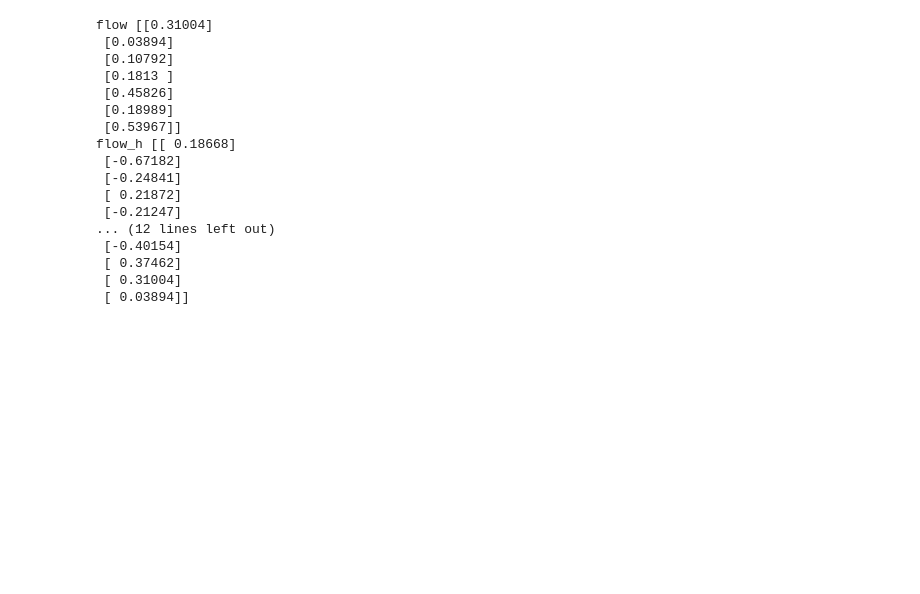
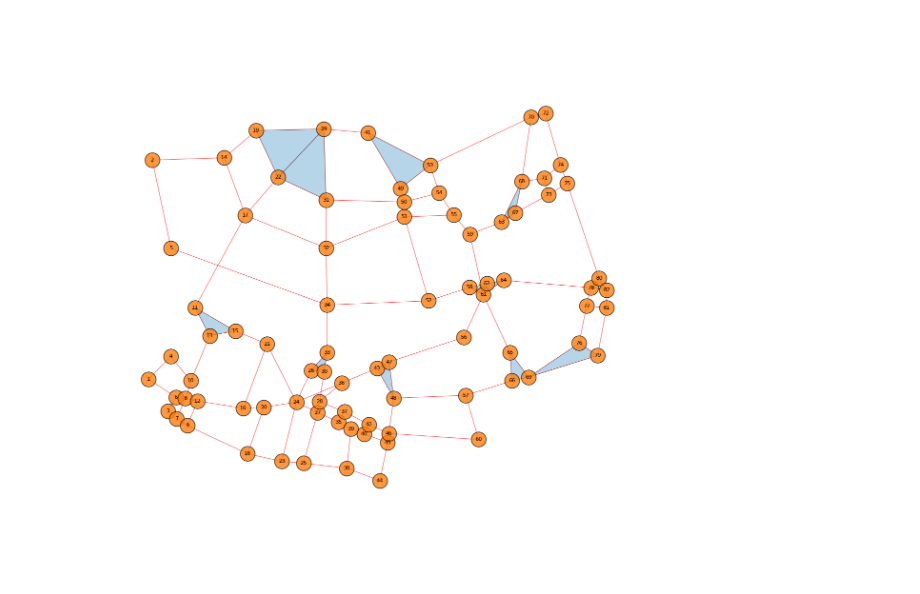
Before and after one commit to irtazahashmi/pytspl, a Jupyter notebook: playground.ipynb, the cells around one changed output. Drawn from its saved outputs; the diff is of its cells as text; code cells hidden in the pictures; blank space fills up the shorter version.

```diff
--- a/playground.ipynb
+++ b/playground.ipynb
@@ -171,29 +36,35 @@ array([[ 4.99989013e-01,  2.52210576e-02, -8.41018630e-03,
-# %%
-# flow geenration
-flow = np.random.rand(L1.shape[0], 1)
-print("flow", flow)
-# analyze frequency components
-flow_h = u_h.T @ flow
-flow_g = u_g.T @ flow
-flow_c = u_c.T @ flow
-print("flow_h", flow_h)
-print("flow_g", flow_g)
-print("flow_c", flow_c)
-# %% [output]
-flow [[0.31004]
- [0.03894]
- [0.10792]
- [0.1813 ]
- [0.45826]
- [0.18989]
- [0.53967]]
-flow_h [[ 0.18668]
- [-0.67182]
- [-0.24841]
- [ 0.21872]
- [-0.21247]
-... (12 lines left out)
- [-0.40154]
- [ 0.37462]
- [ 0.31004]
- [ 0.03894]]
+# %%
+from sclibrary.network_reader import NetworkReader
+
+data_folder = 'data/london_street'
+
+# read csv
+filename = data_folder + '/LondonEdges.csv'
+delimeter = " "
+src_col = 'Source'
+dest_col = 'Target'
+feature_cols = ['distance']
+
+G = NetworkReader.read_csv(filename=filename, delimeter=delimeter, src_col=src_col, dest_col=dest_col, feature_cols=feature_cols)
+simplices = G.simplicies(condition="all")
+
+# if coordinates exist
+filename = data_folder + '/LondonNodes.csv'
+coordinates = NetworkReader.get_coordinates(filename=filename,
+                                            node_id_col="Id",
+                                            x_col='X',
+                                            y_col='Y',
+                                            delimeter=",")
+# %%
+from sclibrary.simplicial_complex import SimplicialComplexNetwork
+from matplotlib.pyplot import figure
+
+figure(figsize=(15, 15))
+sc = SimplicialComplexNetwork(simplices=simplices, pos=coordinates)
+
+# plot
+sc.plot.draw_sc_nodes(node_size=500)
+sc.plot.draw_sc_edges(directed=False, arrowsize=20, edge_color="red")
+sc.plot.draw_node_labels(font_size=8)
+# %% [output]
+[figure, added]
```
Also changed, not shown: parts of 17 cells of this notebook, 6 other files.
